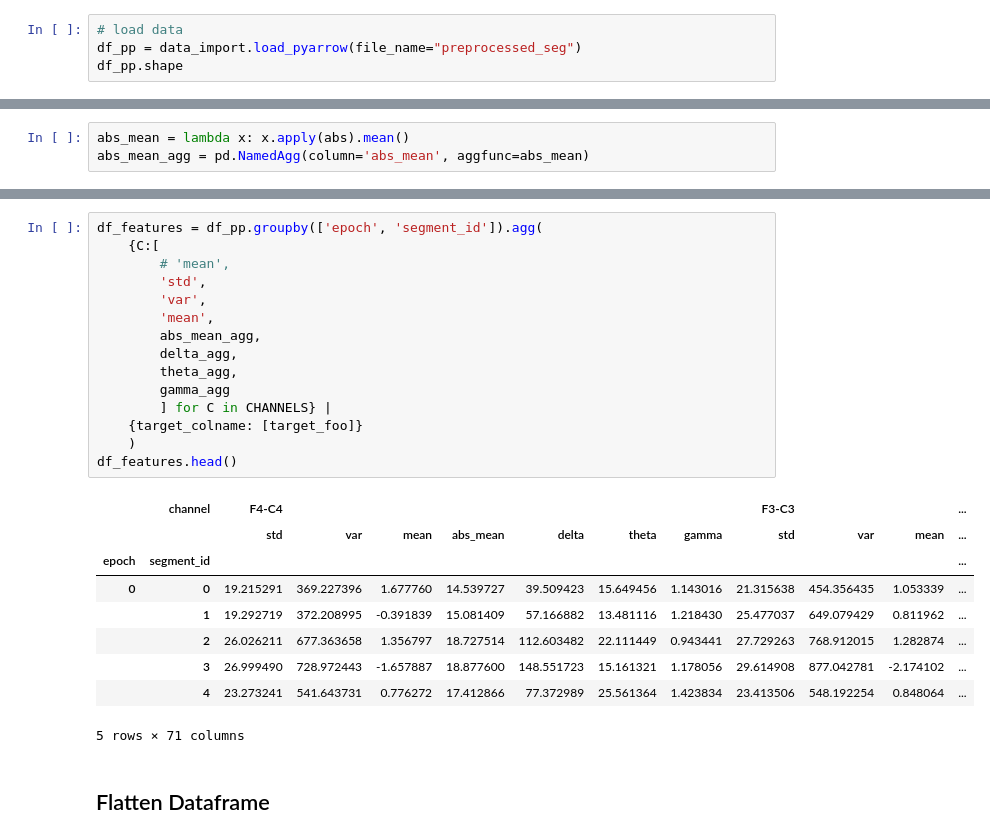
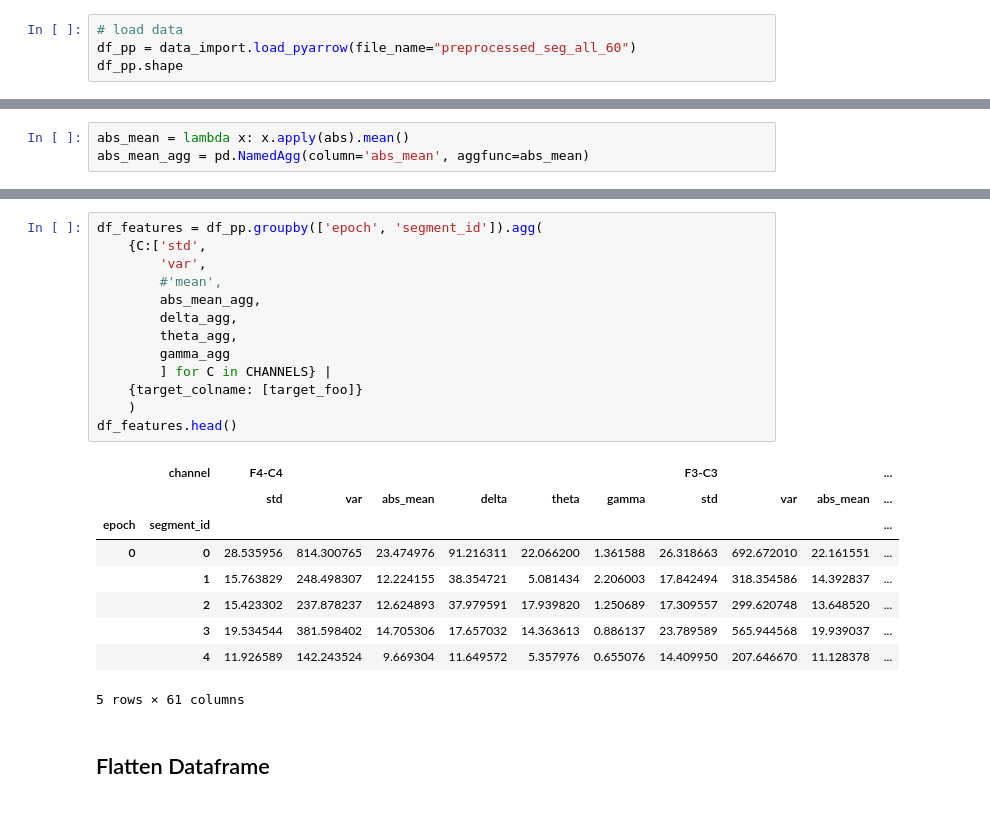
Before and after one commit to anacbroggini/AI-SeizureDetection, a Jupyter notebook: 04_Feature_Extraction_RNN.ipynb, the cells around one changed output, grey strips where cells are left out. Saved outputs shown, nothing was run; the diff lists cells and outputs as text.

```diff
--- a/04_Feature_Extraction_RNN.ipynb
+++ b/04_Feature_Extraction_RNN.ipynb
@@ -11,6 +11,6 @@ print(f"loaded channel names: {CHANNELS}")
 loaded channel names: ['F4-C4', 'F3-C3', 'FT9-FT10', 'FZ-CZ', 'F7-T7', 'FP2-F4', 'T8-P8-1', 'T8-P8-0', 'FP1-F3', 'CZ-PZ']
 # %%
 # load data
-df_pp = data_import.load_pyarrow(file_name="preprocessed_seg")
+df_pp = data_import.load_pyarrow(file_name="preprocessed_seg_all_60")
 df_pp.shape
 # %% [output]
@@ -72,28 +85,26 @@ abs_mean_agg = pd.NamedAgg(column='abs_mean', aggfunc=abs_mean)
 # %%
 df_features = df_pp.groupby(['epoch', 'segment_id']).agg(
-    {C:[
-        # 'mean',
-        'std',
+    {C:['std',
         'var',
-        'mean',
+        #'mean',
         abs_mean_agg,
         delta_agg,
         theta_agg,
         gamma_agg
         ] for C in CHANNELS} |
     {target_colname: [target_foo]}
     )
 df_features.head()
 # %% [output]
-|  | channel | F4-C4 |  |  |  |  |  |  | F3-C3 |  |  | ... |
-|  |  | std | var | mean | abs_mean | delta | theta | gamma | std | var | mean | ... |
-| epoch | segment_id |  |  |  |  |  |  |  |  |  |  | ... |
-| 0 | 0 | 19.215291 | 369.227396 | 1.677760 | 14.539727 | 39.509423 | 15.649456 | 1.143016 | 21.315638 | 454.356435 | 1.053339 | ... |
-|  | 1 | 19.292719 | 372.208995 | -0.391839 | 15.081409 | 57.166882 | 13.481116 | 1.218430 | 25.477037 | 649.079429 | 0.811962 | ... |
-|  | 2 | 26.026211 | 677.363658 | 1.356797 | 18.727514 | 112.603482 | 22.111449 | 0.943441 | 27.729263 | 768.912015 | 1.282874 | ... |
-|  | 3 | 26.999490 | 728.972443 | -1.657887 | 18.877600 | 148.551723 | 15.161321 | 1.178056 | 29.614908 | 877.042781 | -2.174102 | ... |
-|  | 4 | 23.273241 | 541.643731 | 0.776272 | 17.412866 | 77.372989 | 25.561364 | 1.423834 | 23.413506 | 548.192254 | 0.848064 | ... |
+|  | channel | F4-C4 |  |  |  |  |  | F3-C3 |  |  | ... |
+|  |  | std | var | abs_mean | delta | theta | gamma | std | var | abs_mean | ... |
+| epoch | segment_id |  |  |  |  |  |  |  |  |  | ... |
+| 0 | 0 | 28.535956 | 814.300765 | 23.474976 | 91.216311 | 22.066200 | 1.361588 | 26.318663 | 692.672010 | 22.161551 | ... |
+|  | 1 | 15.763829 | 248.498307 | 12.224155 | 38.354721 | 5.081434 | 2.206003 | 17.842494 | 318.354586 | 14.392837 | ... |
+|  | 2 | 15.423302 | 237.878237 | 12.624893 | 37.979591 | 17.939820 | 1.250689 | 17.309557 | 299.620748 | 13.648520 | ... |
+|  | 3 | 19.534544 | 381.598402 | 14.705306 | 17.657032 | 14.363613 | 0.886137 | 23.789589 | 565.944568 | 19.939037 | ... |
+|  | 4 | 11.926589 | 142.243524 | 9.669304 | 11.649572 | 5.357976 | 0.655076 | 14.409950 | 207.646670 | 11.128378 | ... |
-5 rows × 71 columns
+5 rows × 61 columns
 # %% [markdown]
 ## Flatten Dataframe
 # %%
```
Also changed, not shown: parts of 13 cells of this notebook, 1 other file.
